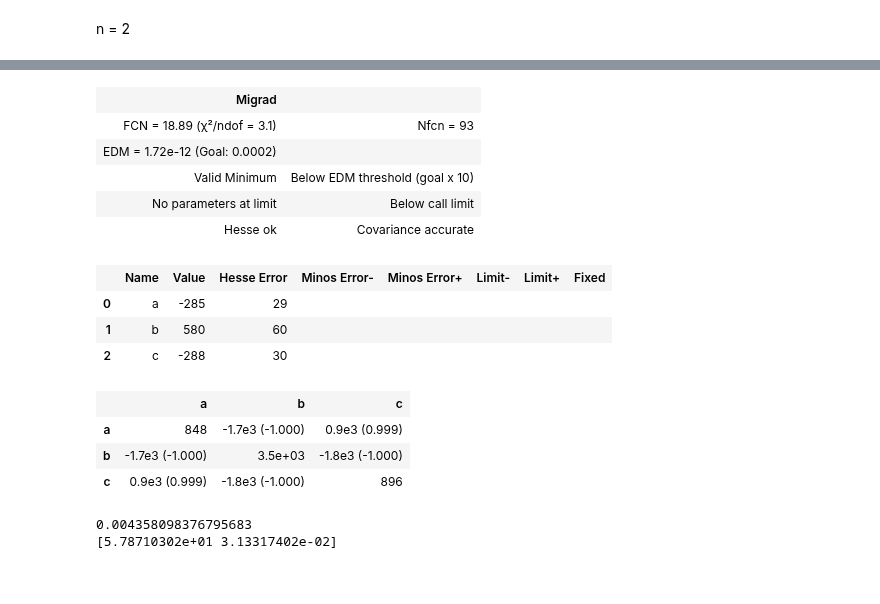
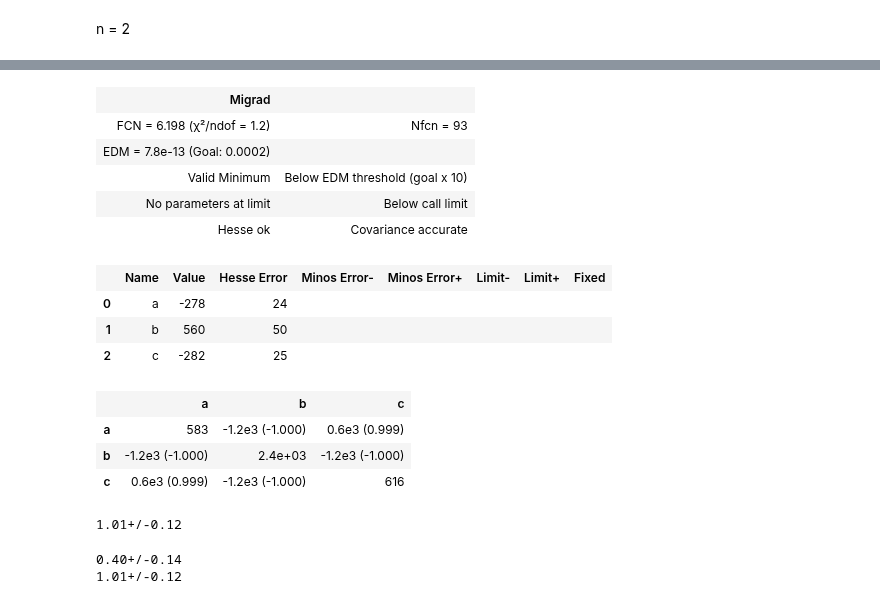
Before and after one commit to ARossiUnimib/Laboratorio-2---Gruppo-21-A.A.-2023-24, a Jupyter notebook: Notebooks/Microonde/Microonde.ipynb, the cells around one changed output, grey strips where cells are left out. Drawn from its saved outputs; the diff is of its cells as text; code cells hidden in the pictures.

```diff
--- a/Notebooks/Microonde/Microonde.ipynb
+++ b/Notebooks/Microonde/Microonde.ipynb
@@ -1071,0 +1112,9 @@ print(np.degrees(theta_max1))
+# %%
+from uncertainties import ufloat
+from uncertainties.umath import *
+
+b = ufloat(m.values["b"],m.errors["b"])
+a = ufloat(m.values["a"],m.errors["a"])
+
+theta_max1 = - b / (2*a)
+print(theta_max1)
@@ -1072,2 +1139,21 @@ print(np.degrees(theta_max1))
 # %% [markdown]
 n = 2
+# %%
+theta_2 = np.array(theta_sorted[29:42])
+M_2 = np.array(M_sorted[29:42])
+
+err_M = np.array([0.20] * len(M_2))
+
+def model(x, a, b, c):
+    return c + b*x + a  *x**2
+
+minimi_quadrati = LeastSquares(theta_2, M_2, err_M, model)
+m = Minuit(minimi_quadrati, a=1, b=1, c=1)
+
+m.migrad()
+m.hesse()
+display(m)
+
+a2 = m.values["a"]
+b2 = m.values["b"]
+c2 = m.values["c"]
@@ -1074,39 +1215,45 @@ n = 2
 # %%
-theta_2 = np.array(theta_sorted[29:42])
-M_2 = np.array(M_sorted[29:42])
-
-theta_2t = np.delete(theta_2, [2,3,5,6])
-M_2t = np.delete(M_2, [2,3,5,6])
-
-err_M = np.array([0.24] * len(M_2t))
+theta_2_n = np.delete(theta_2, (2,3,5,6,10))
+M_2_n = np.delete(M_2, (2,3,5,6,10))
+err_M_n = np.array([0.20] * len(M_2_n))
 
 def model(x, a, b, c):
     return c + b*x + a  *x**2
 
-minimi_quadrati = LeastSquares(theta_2t, M_2t, err_M, model)
+minimi_quadrati = LeastSquares(theta_2_n, M_2_n, err_M_n, model)
 m = Minuit(minimi_quadrati, a=1, b=1, c=1)
 
 m.migrad()
 m.hesse()
 display(m)
-print(pvalue(m))
 
-theta_max1 = value_and_covariance("-b/ (2*a)", b=(m.values["b"], m.errors["b"]), a =(m.values["a"], m.errors["a"]))
-print(np.degrees(theta_max1))
+#theta_max2 = value_and_covariance("-b/ (2*a)", b=(m.values["b"], m.errors["b"]), a =(m.values["a"], m.errors["a"]))
 # %% [output]
 | Migrad |  |
-| FCN = 18.89 (χ²/ndof = 3.1) | Nfcn = 93 |
-| EDM = 1.72e-12 (Goal: 0.0002) |  |
+| FCN = 6.198 (χ²/ndof = 1.2) | Nfcn = 93 |
+| EDM = 7.8e-13 (Goal: 0.0002) |  |
 | Valid Minimum | Below EDM threshold (goal x 10) |
 | No parameters at limit | Below call limit |
 | Hesse ok | Covariance accurate |
 |  | Name | Value | Hesse Error | Minos Error- | Minos Error+ | Limit- | Limit+ | Fixed |
-| 0 | a | -285 | 29 |  |  |  |  |  |
-| 1 | b | 580 | 60 |  |  |  |  |  |
-| 2 | c | -288 | 30 |  |  |  |  |  |
+| 0 | a | -278 | 24 |  |  |  |  |  |
+| 1 | b | 560 | 50 |  |  |  |  |  |
+| 2 | c | -282 | 25 |  |  |  |  |  |
 |  | a | b | c |
-| a | 848 | -1.7e3 (-1.000) | 0.9e3 (0.999) |
-| b | -1.7e3 (-1.000) | 3.5e+03 | -1.8e3 (-1.000) |
-| c | 0.9e3 (0.999) | -1.8e3 (-1.000) | 896 |
+| a | 583 | -1.2e3 (-1.000) | 0.6e3 (0.999) |
+| b | -1.2e3 (-1.000) | 2.4e+03 | -1.2e3 (-1.000) |
+| c | 0.6e3 (0.999) | -1.2e3 (-1.000) | 616 |
-0.004358098376795683
-[5.78710302e+01 3.13317402e-02]
+# %%
+b = ufloat(m.values["b"],m.errors["b"])
+a = ufloat(m.values["a"],m.errors["a"])
+
+theta_max2 = - b / (2*a)
+print(theta_max2)
+# %% [output]
+1.01+/-0.12
+# %%
+print(theta_max1)
+print(theta_max2)
+# %% [output]
+0.40+/-0.14
+1.01+/-0.12
```
Also changed, not shown: parts of 17 cells of this notebook.
